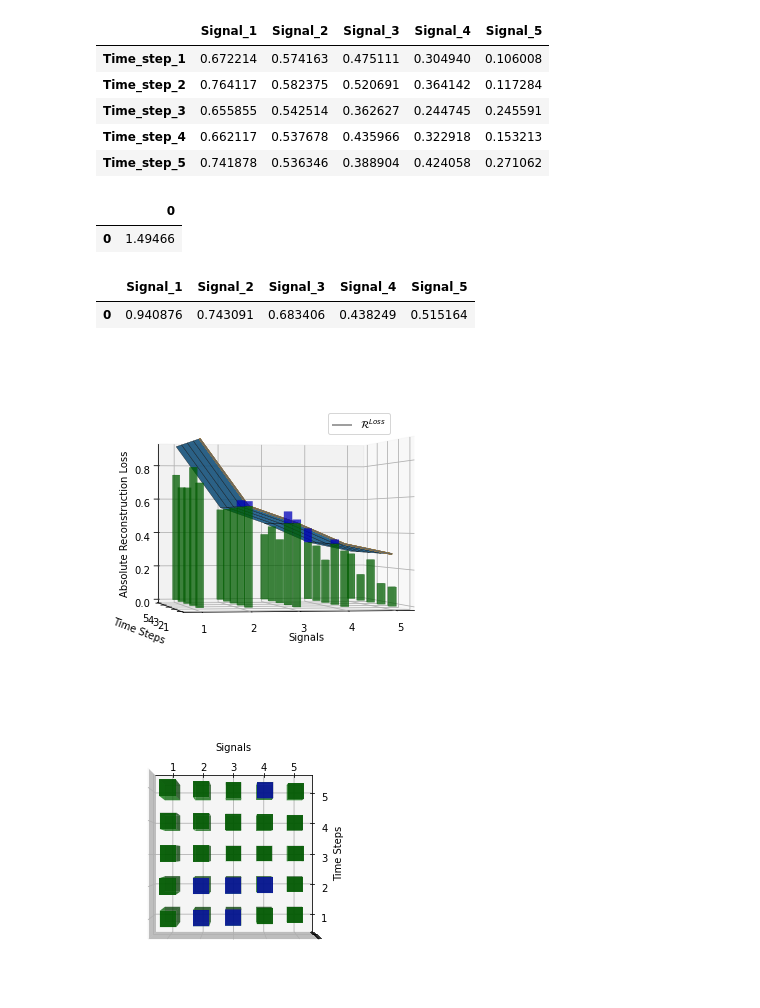
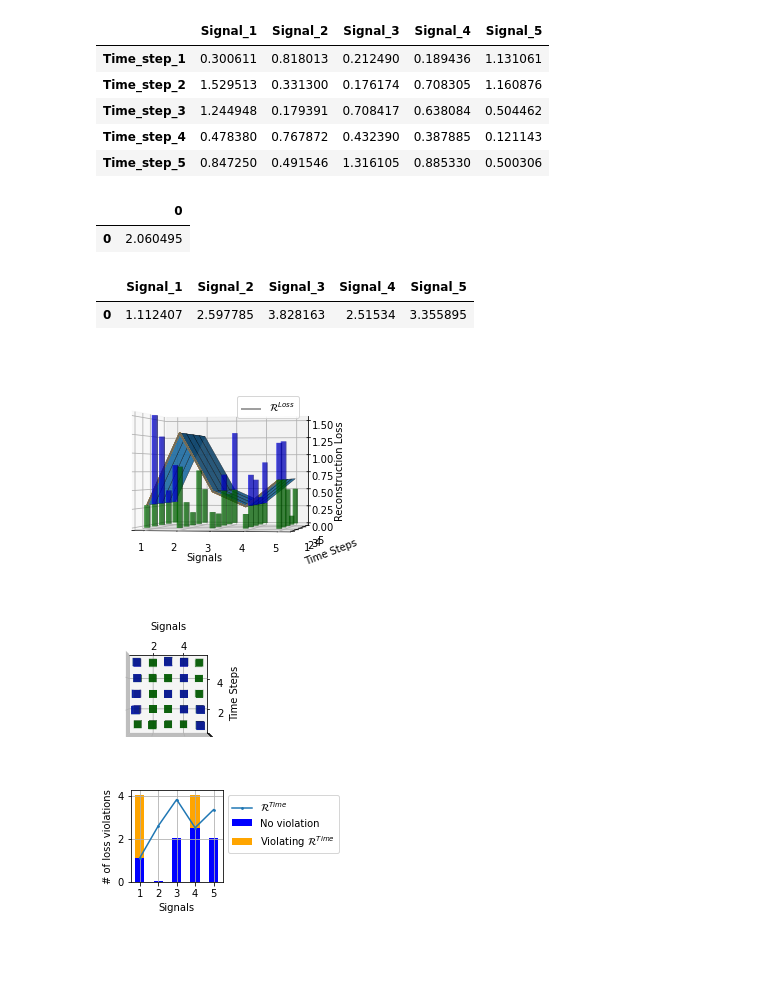
Before and after one commit to shahriar0651/canshield, a Jupyter notebook: visualization/framework_visualization.ipynb, the cells around one changed output. Cells and saved outputs as stored; diff of their text form; code cells hidden in the pictures; blank space fills up the shorter version.

```diff
--- a/visualization/framework_visualization.ipynb
+++ b/visualization/framework_visualization.ipynb
@@ -11,8 +11,8 @@ w = 5
 signals = [f"Signal_{i+1}" for i in range(m)]
 timesteps = [f"Time_step_{i+1}" for i in range(w)]
 
-base = np.arange(0.1, 0.75, (0.75-0.1)/m).reshape(1, m)[::-1].T[::-1].T
-recon_loss = base + np.abs(np.random.randn(w, m))*0.10
+base = np.arange(0.1, 0.75, (0.75-0.1)/m).reshape(1, m)[::-1].T[::-1].T*0.25
+recon_loss = base + np.abs(np.random.randn(w, m))*0.75
 
 # recon_loss = recon_loss.T[::-1].T
 
@@ -22,30 +22,30 @@ recon_loss.index = timesteps
 recon_loss
 # %% [output]
 |  | Signal_1 | Signal_2 | Signal_3 | Signal_4 | Signal_5 |
-| Time_step_1 | 0.672214 | 0.574163 | 0.475111 | 0.304940 | 0.106008 |
-| Time_step_2 | 0.764117 | 0.582375 | 0.520691 | 0.364142 | 0.117284 |
-| Time_step_3 | 0.655855 | 0.542514 | 0.362627 | 0.244745 | 0.245591 |
-| Time_step_4 | 0.662117 | 0.537678 | 0.435966 | 0.322918 | 0.153213 |
-| Time_step_5 | 0.741878 | 0.536346 | 0.388904 | 0.424058 | 0.271062 |
+| Time_step_1 | 0.300611 | 0.818013 | 0.212490 | 0.189436 | 1.131061 |
+| Time_step_2 | 1.529513 | 0.331300 | 0.176174 | 0.708305 | 1.160876 |
+| Time_step_3 | 1.244948 | 0.179391 | 0.708417 | 0.638084 | 0.504462 |
+| Time_step_4 | 0.478380 | 0.767872 | 0.432390 | 0.387885 | 0.121143 |
+| Time_step_5 | 0.847250 | 0.491546 | 1.316105 | 0.885330 | 0.500306 |
 # %%
-r_loss = np.abs(np.random.randn(1, m))*0.20 + base
+r_loss = np.abs(np.random.randn(1, m))*0.75 + base*0.25
 r_loss = pd.DataFrame(r_loss, columns = signals)
 
-r_time = np.abs(np.random.randn(1, m))*0.20 + base
-r_time = pd.DataFrame(r_time, columns = signals)+ 0.20
+r_time = np.abs(np.random.randn(1, m))*0.75 + base*0.25
+r_time = pd.DataFrame(r_time, columns = signals)
 r_signal = pd.DataFrame(np.abs(np.random.randn(1, 1)))
 r_loss, r_time, r_signal
 r_signal
 # %% [output]
 |  | 0 |
-| 0 | 1.49466 |
+| 0 | 2.060495 |
 # %%
 r_loss_mat = pd.DataFrame(r_loss.values.tolist()*w, columns = signals, index=timesteps)
-r_time_mat = pd.DataFrame(r_time.values.tolist()*1, columns = signals)
+r_time_mat = pd.DataFrame(r_time.values.tolist()*1, columns = signals)*w
 r_time_mat
 # %% [output]
 |  | Signal_1 | Signal_2 | Signal_3 | Signal_4 | Signal_5 |
-| 0 | 0.940876 | 0.743091 | 0.683406 | 0.438249 | 0.515164 |
+| 0 | 1.112407 | 2.597785 | 3.828163 | 2.51534 | 3.355895 |
 # %%
 # import numpy as np
 # import matplotlib.pyplot as plt
@@ -126,7 +126,7 @@ from matplotlib import cm
 
 
 # setup the figure and axes---
-fig = plt.figure(figsize=(10, 10))
+fig = plt.figure(figsize=(7, 5))
 ax = fig.add_subplot(121, projection='3d')
 
 # Grid data...10
@@ -173,7 +173,8 @@ for i in range(1, 3):
     #--------------------------------------
 ax.set_xlabel('Signals')
 ax.set_ylabel('Time Steps')
-ax.set_zlabel('Absolute Reconstruction Loss')
+ax.set_zlabel('Reconstruction Loss')
+# ax.set_title("Index of loss violations")
 
 
 # width = depth = 0.75
@@ -191,49 +192,51 @@ plt.legend([h1[0]], ['$\mathcal{R}^{Loss}$'], bbox_to_anchor = (0.85, 0.85))
 
 
 # View of angle....
-ax.view_init(0, 260)
+ax.view_init(0, 280)
 #---------------------
 
 # Saving image...
 plt.tight_layout()
-# plt.savefig(f'plots/recon_loss_3d.jpg', dpi = 350)
+plt.savefig(f'plots/recon_loss_3d.jpg', dpi = 500)
 plt.show()
 
 
 
 # Adding second figure with top view........-----------------------------------------------------------
 # setup the figure and axes---
-fig = plt.figure(figsize=(10, 10))
+fig = plt.figure(figsize=(5, 5))
 ax = fig.add_subplot(121, projection='3d')
 
 side = 0.50
 width = depth = side
 
 for i in range(1, 3):
 # -------- done---------------------
     ax.bar3d(x_pos - side/2, y_pos- side/2, z_pos, width, depth, heights[i]
     , shade=True, alpha = 0.50, color = colors[i]) #, color = ['orange'', 'green']*50)
     z_pos = heights[i]
     #--------------------------------------
 ax.set_xlabel('Signals')
 ax.set_ylabel('Time Steps')
 ax.zaxis.set_ticklabels([])
-
+# plt.legend()
+# ax.set_title("Index of loss violations")
 # View of angle....
 ax.view_init(90, 270)
 #---------------------
 
 # Saving image...
 plt.tight_layout()
-# plt.savefig(f'plots/recon_loss_3d.jpg', dpi = 350)
+plt.savefig(f'plots/recon_loss_2d.jpg', dpi = 500)
 plt.show()
 # %% [output]
-[figure, old version]
+[figure, new version]
-[figure, old version]
+[figure, new version]
 # %%
 # Data for 3D plot
-time_vio = pd.DataFrame((recon_loss > r_loss_mat).astype(int).sum()/w).T
-heights_total = time_vio.values.flatten()+0.50
+time_vio = pd.DataFrame((recon_loss > r_loss_mat).astype(int).sum()).T
+# time_vio = pd.DataFrame((recon_loss > r_loss_mat).astype(int).sum()/w).T
+heights_total = time_vio.values.flatten() + 0.05
 thresholds = r_time_mat.values.flatten()
 
 no_violation_index = np.where(heights_total == 0)[0]
@@ -266,13 +269,13 @@ heights[2][heights[2] < 0] = 0
 
 
 heights_df = pd.DataFrame(heights)
-heights_df.columns = ['No violation', 'Violation']
+heights_df.columns = ['No violation', 'Violating $\mathcal{R}^{Time}$']
 heights_df
 
 
 # # Adding second figure with top view........-----------------------------------------------------------
 # setup the figure and axes---
-fig = plt.figure(figsize=(7, 2))
+fig = plt.figure(figsize=(5, 2))
 ax = fig.add_subplot(121)
 
 # create stacked bar chart for monthly temperatures
@@ -280,12 +283,21 @@ heights_df.plot(kind='bar', stacked=True, color=['blue', 'orange'], ax = ax)
 ax.plot(thresholds, marker = 'p', markersize = '2', label = '$\mathcal{R}^{Time}$')
 
 
+# ax.xaxis.set_xticks(np.array(range(1, m+1)).tolist())
+# ax.set_xticks([1, 2, 3, 4, 5])
+# ax.set_xticklabels()
+ax.set_xticklabels(np.array(range(1, m+1)).tolist(), rotation=0)
+
+plt.grid(True)
 # labels for x & y axis
 plt.xlabel('Signals')
-plt.ylabel('Violated signals (%)')
+plt.ylabel('# of loss violations')
 plt.legend(bbox_to_anchor = (1,1))
-# title of plot
-# plt.title('Monthly Temperatures in a year')
+plt.tight_layout()
+plt.savefig(f'plots/recon_time_bar.jpg', dpi = 500)
+plt.show()
+# %% [output]
+[figure, added]
 # %%
 import matplotlib
 signal_vio = pd.DataFrame(colors[2] == 'orange')
```
Also changed, not shown: parts of 11 cells of this notebook, 1 other file.
